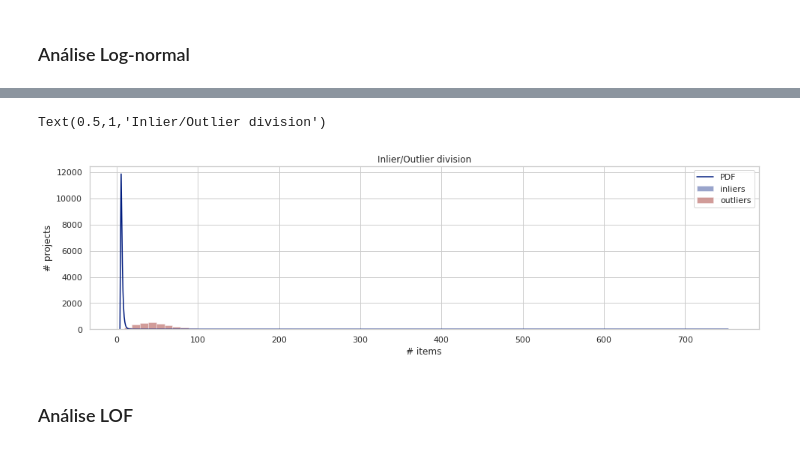
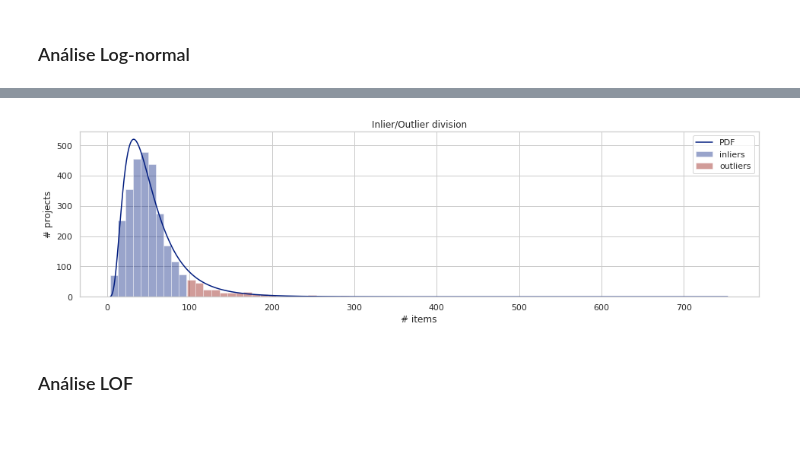
Before and after one commit to lappis-unb/salic-ml, a Jupyter notebook: notebooks/report/analysis_of_number_of_items.ipynb, the cells around one changed output, grey strips where cells are left out. Drawn from its saved outputs; the diff is of its cells as text; code cells hidden in the pictures.

```diff
--- a/notebooks/report/analysis_of_number_of_items.ipynb
+++ b/notebooks/report/analysis_of_number_of_items.ipynb
@@ -164,7 +164,7 @@ class Gaussian:
 # %%
 model = Gaussian()
 model.fit(projects_train)
-inlier_filter = model.predict(projects_test)
+%time inlier_filter = model.predict(projects_test)
 
 contamination_found = sum(~inlier_filter) / len(projects_test)
 print('Percentual de outliers esperado: %.2lf%%' % (100 * model.contamination))
@@ -188,5 +188,5 @@ plt.plot(x,  bin_size * len(projects_test) * model.model.pdf(x), label='PDF')
 plt.legend(frameon=True)
 plt.ylabel('# projects')
 plt.xlabel('# items')
-plt.title('Inlier/Outlier division')
+plt.title('Inlier/Outlier division');
 # %% [output]
@@ -230,7 +231,7 @@ class Lognormal:
         -------
         self : object
         '''
-        s, loc, scale = scipy.stats.lognorm.fit(X)
+        s, loc, scale = scipy.stats.lognorm.fit(X, floc=0)
         self.model = scipy.stats.lognorm(np.std(np.log(X)), loc=loc, scale=scale)
         return self
 
@@ -272,9 +259,7 @@ s, loc, scale = scipy.stats.lognorm.fit
 # %%
-# projects_train, projects_test = train_test_split(segment_projects, test_size=0.3)
-
 model = Lognormal()
 model.fit(projects_train)
-inlier_filter = model.predict(projects_test)
+%time inlier_filter = model.predict(projects_test)
 
 contamination_found = sum(~inlier_filter) / len(projects_test)
 print('Percentual de outliers esperado: %.2lf%%' % (100 * model.contamination))
@@ -298,5 +283,5 @@ plt.plot(x,  bin_size * len(projects_test) * model.model.pdf(x), label='PDF')
 plt.legend(frameon=True)
 plt.ylabel('# projects')
 plt.xlabel('# items')
-plt.title('Inlier/Outlier division')
+plt.title('Inlier/Outlier division');
 # %% [output]
@@ -305,5 +292,4 @@ Percentual de outliers encontrado: 99.52%
-Text(0.5,1,'Inlier/Outlier division')
-[figure, old version]
+[figure, new version]
 # %% [markdown]
 ### Análise LOF
 # %%
```
Also changed, not shown: parts of 8 cells of this notebook.
